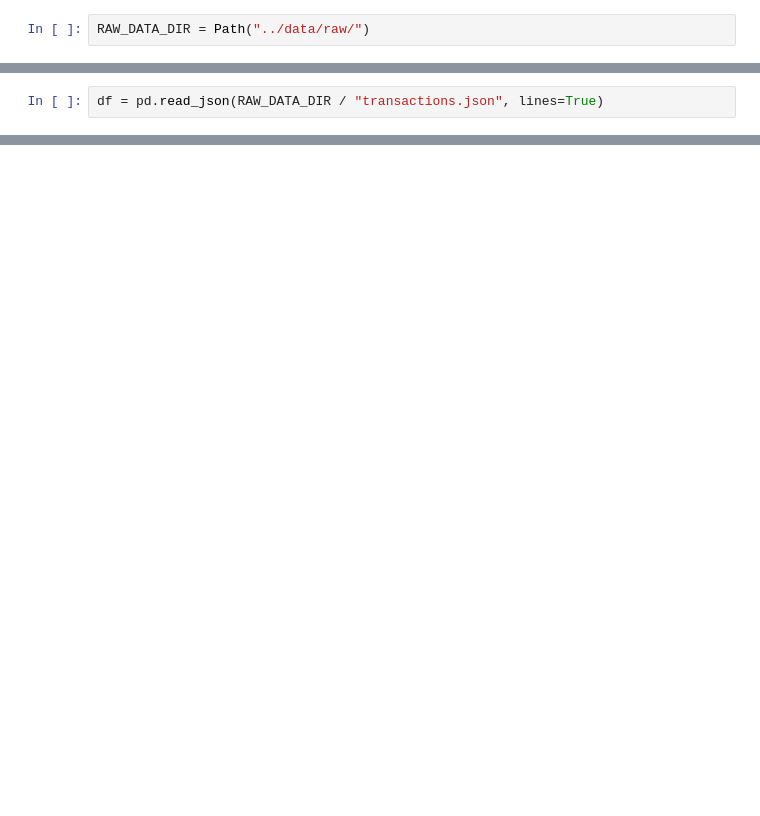
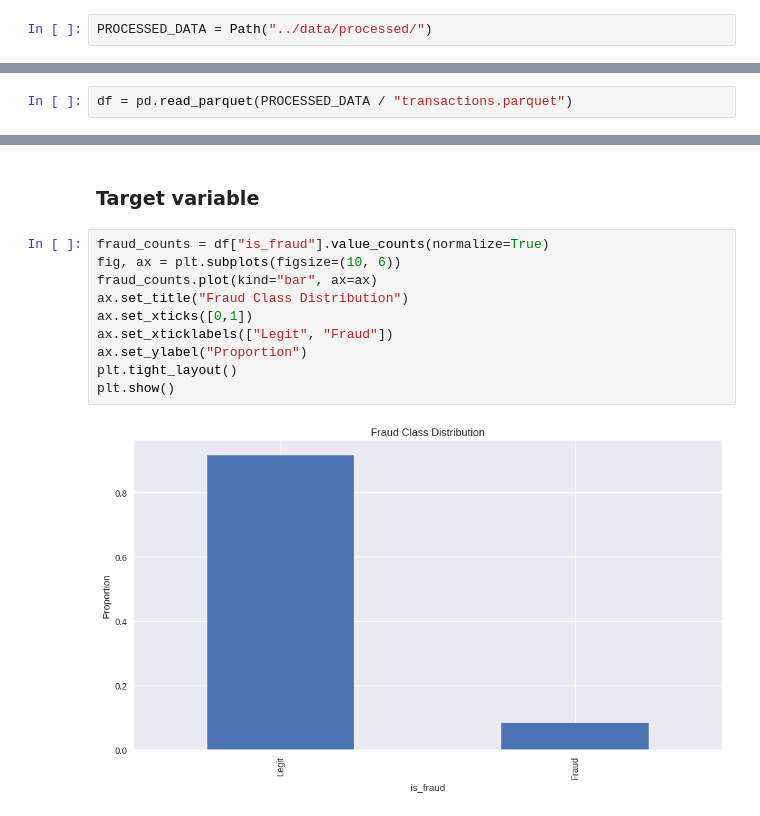
Before and after one commit to gonzur75/data_science_main, a Jupyter notebook: mastercard/notebooks/1.0-mw-eda-transactions.ipynb, the cells around one changed output, grey strips where cells are left out. Cells and saved outputs as stored; diff of their text form; blank space fills up the shorter version.

```diff
--- a/mastercard/notebooks/1.0-mw-eda-transactions.ipynb
+++ b/mastercard/notebooks/1.0-mw-eda-transactions.ipynb
@@ -7,2 +9,2 @@ import seaborn as sns
 # %%
-RAW_DATA_DIR = Path("../data/raw/")
+PROCESSED_DATA = Path("../data/processed/")
@@ -13,2 +11,2 @@ PosixPath('../data/raw')
 # %%
-df = pd.read_json(RAW_DATA_DIR / "transactions.json", lines=True)
+df = pd.read_parquet(PROCESSED_DATA / "transactions.parquet")
@@ -16,0 +84,14 @@ df.to_parquet(RAW_DATA_DIR / "transactions.parquet")
+# %% [markdown]
+### Target variable
+# %%
+fraud_counts = df["is_fraud"].value_counts(normalize=True)
+fig, ax = plt.subplots(figsize=(10, 6))
+fraud_counts.plot(kind="bar", ax=ax)
+ax.set_title("Fraud Class Distribution")
+ax.set_xticks([0,1])
+ax.set_xticklabels(["Legit", "Fraud"])
+ax.set_ylabel("Proportion")
+plt.tight_layout()
+plt.show()
+# %% [output]
+[figure, added]
```
Also changed, not shown: parts of 28 cells of this notebook, 4 other files.
